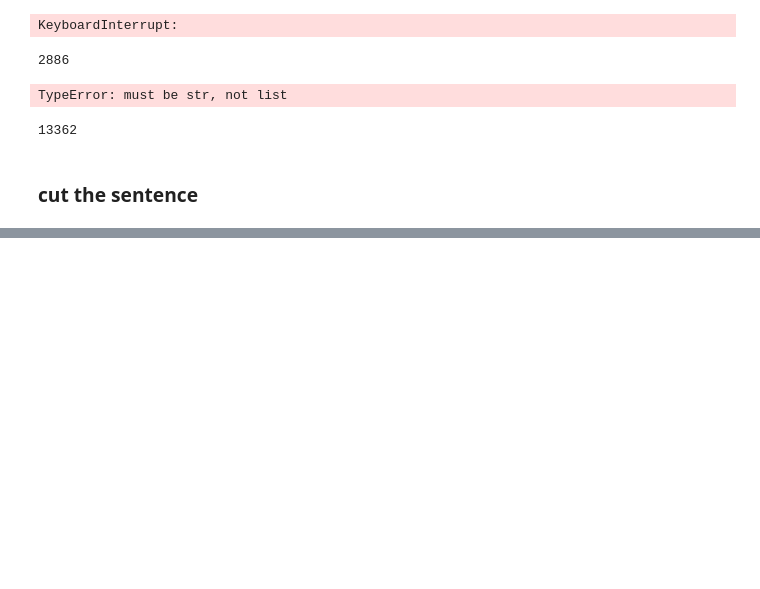
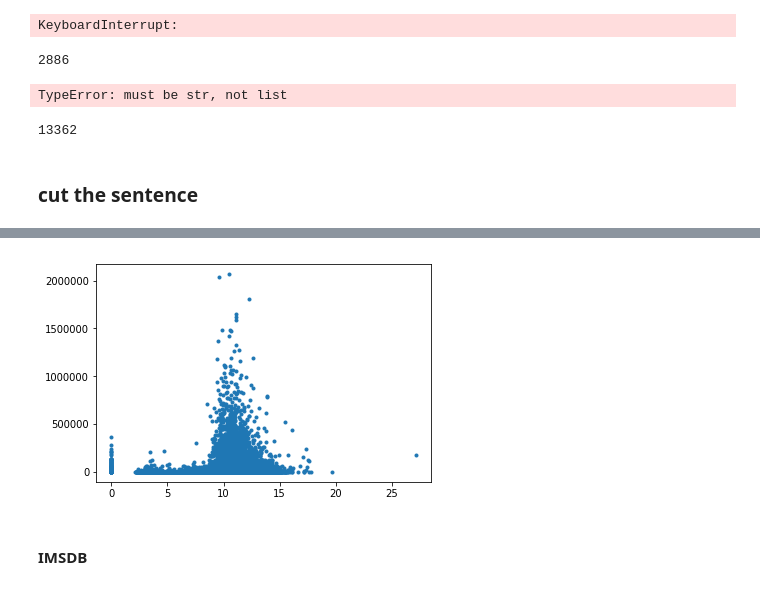
Before and after one commit to cjhan/storyshape, a Jupyter notebook: the shape of story.ipynb, the cells around one changed output, grey strips where cells are left out. Saved outputs shown, nothing was run; the diff lists cells and outputs as text; code cells hidden in the pictures; blank space fills up the shorter version.

```diff
--- a/the shape of story.ipynb
+++ b/the shape of story.ipynb
@@ -4172,0 +3946,2 @@ w
+# %%
+result=movie_type.sort_values(['averageRating'],ascending=False)
@@ -4172,0 +3957,6 @@ w
+# %%
+result['intensity_mean']=result['intensity'].apply(lambda x: np.max(x)-np.min(x))
+# %%
+result['bias_mean']=result['bias'].apply(lambda x: np.max(x)-np.min(x))
+# %%
+result['numVotes']=result['numVotes'].apply(lambda x: round(x))
@@ -4172,0 +3990,7 @@ w
+# %%
+plt.plot(result['intensity_mean'],result['numVotes'],'.')
+plt.show()
+# %% [output]
+[figure, added]
+# %% [markdown]
+#### IMSDB
```
Also changed, not shown: parts of 168 cells of this notebook.
